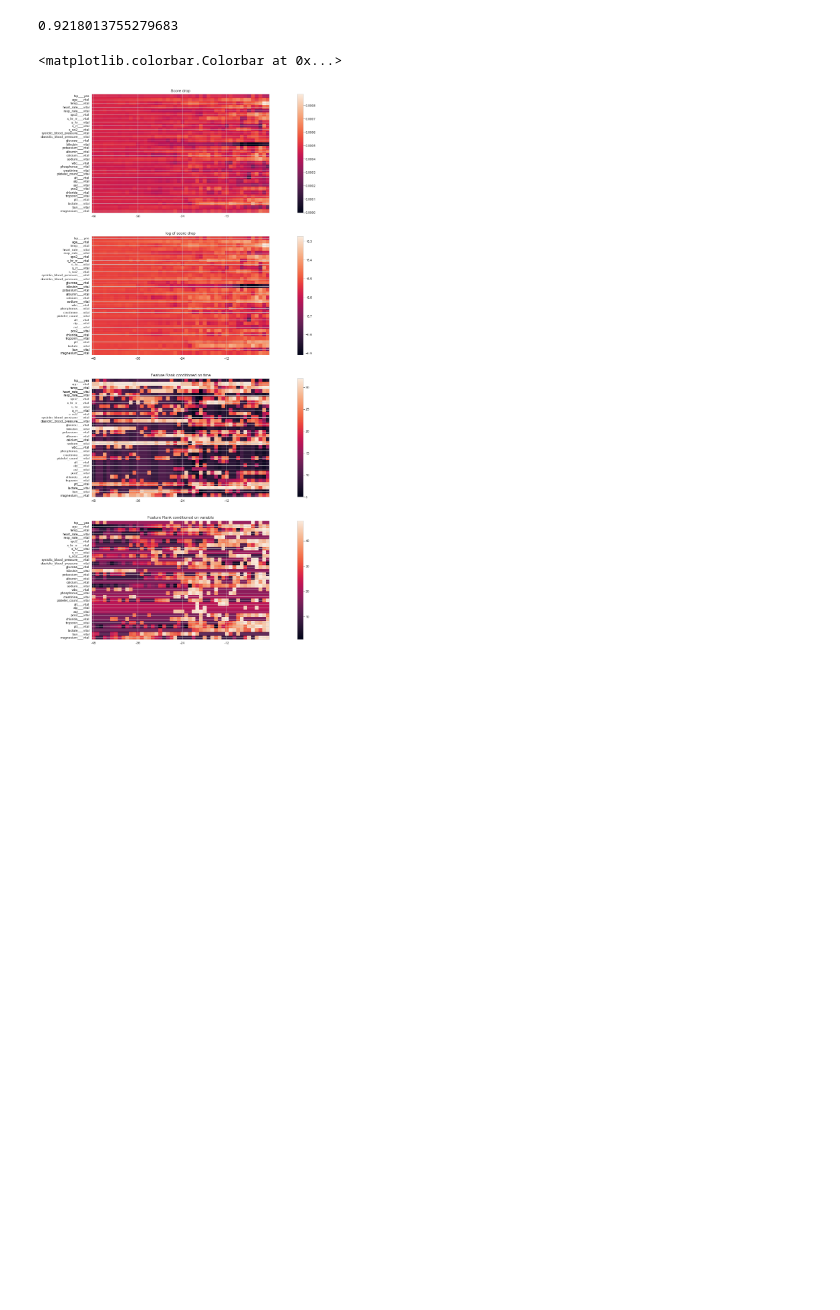
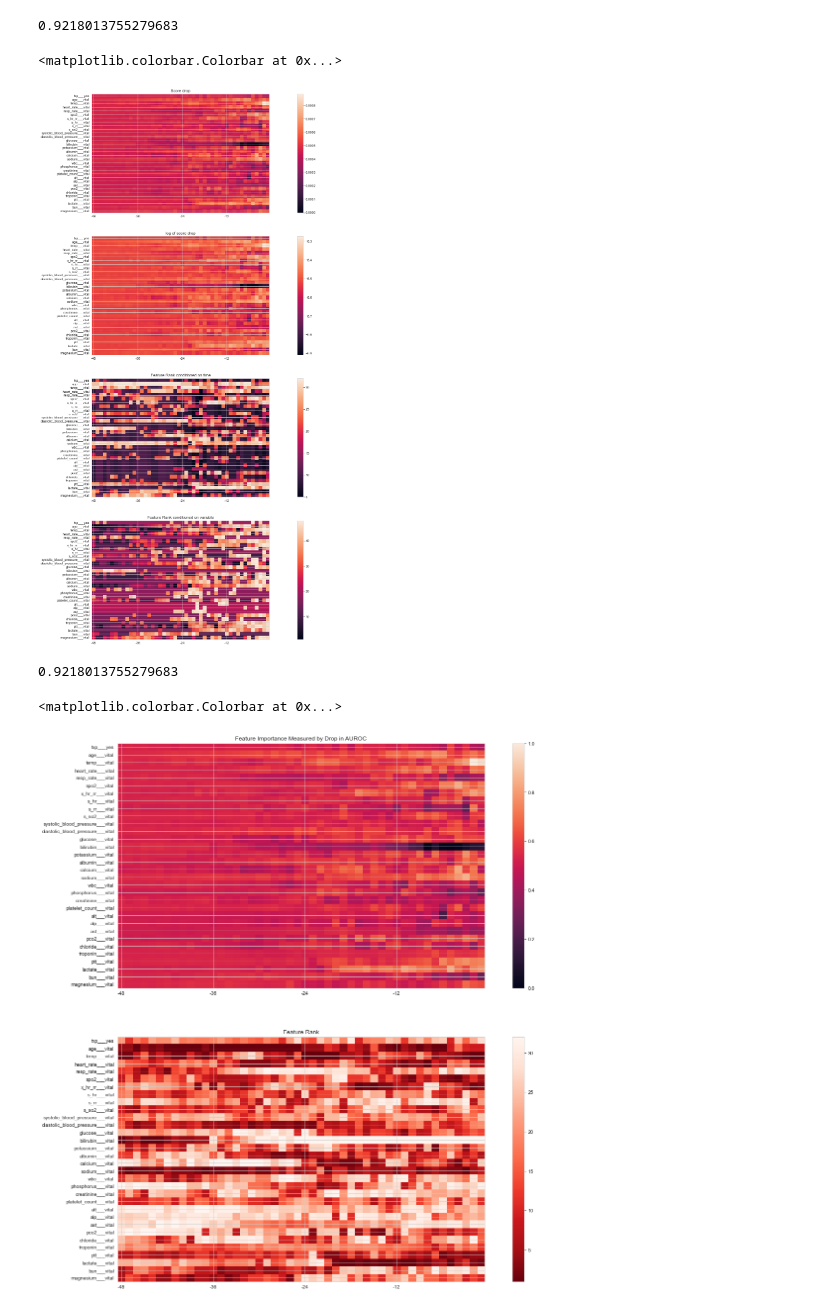
Before and after one commit to JiaxingQiu/FAIRStream, a Jupyter notebook: FAIRStream/tutorial_case6.ipynb, the cells around one changed output. Cells and saved outputs as stored; diff of their text form; code cells hidden in the pictures; blank space fills up the shorter version.

```diff
--- a/FAIRStream/tutorial_case6.ipynb
+++ b/FAIRStream/tutorial_case6.ipynb
@@ -645,6 +646,7 @@ for i in range(3,X_whole_org.shape[1]): # time
         print("---------")
 np.save("./score_permuate_lstm_norm_ma.npy",score_arr)
 # %%
+base_score = 0.9218013755279683
 print(base_score)
 score_arr = np.load("./score_permuate_lstm_norm_ma.npy")
 score_delta = base_score - score_arr
@@ -694,3 +696,45 @@ fig.colorbar(im, ax=ax[3])
 0.9218013755279683
 <matplotlib.colorbar.Colorbar at 0x...>
 [figure]
+# %%
+input_vars = ['txp___yes', 'age___vital', 'temp___vital', 'heart_rate___vital', 'resp_rate___vital', 'spo2___vital', 'x_hr_rr___vital', 's_hr___vital', 's_rr___vital', 's_so2___vital', 'systolic_blood_pressure___vital', 'diastolic_blood_pressure___vital', 'glucose___vital', 'bilirubin___vital', 'potassium___vital', 'albumin___vital', 'calcium___vital', 'sodium___vital', 'wbc___vital', 'phosphorus___vital', 'creatinine___vital', 'platelet_count___vital', 'alt___vital', 'alp___vital', 'ast___vital', 'pco2___vital', 'chloride___vital', 'troponin___vital', 'ptt___vital', 'lactate___vital', 'bun___vital', 'magnesium___vital']
+output_var = ['y___pos']
+
+base_score = 0.9218013755279683
+print(base_score)
+score_arr = np.load("./score_permuate_lstm_norm_ma.npy")
+score_delta = base_score - score_arr
+score_delta_T = score_delta[range(48),:].T
+score_delta_T = (score_delta_T - np.min(score_delta_T))/(np.max(score_delta_T)-np.min(score_delta_T))
+
+fig, axes = plt.subplots(2,1, figsize=(20,20))
+ax = axes.flatten()
+im=ax[0].imshow(score_delta_T)
+ax[0].set_title("Feature Importance Measured by Drop in AUROC")
+ax[0].tick_params(axis='y', labelrotation=0)
+ax[0].set_yticks(range(len(input_vars)))
+ax[0].set_yticklabels(input_vars);
+ax[0].set_xticks(range(0,48,12))
+ax[0].set_xticklabels(range(-48,0,12));
+fig.colorbar(im, ax=ax[0])
+
+
+
+
+color_map = plt.cm.get_cmap('Reds')
+reversed_color_map = color_map.reversed()
+score_delta_T_rank = scipy.stats.rankdata(score_delta_T, axis=0)
+score_delta_T_rank = -(score_delta_T_rank-33)
+
+im=ax[1].imshow(score_delta_T_rank, cmap=reversed_color_map)
+ax[1].set_title("Feature Rank")
+ax[1].tick_params(axis='y', labelrotation=0)
+ax[1].set_yticks(range(len(input_vars)))
+ax[1].set_yticklabels(input_vars);
+ax[1].set_xticks(range(0,48,12))
+ax[1].set_xticklabels(range(-48,0,12));
+fig.colorbar(im, ax=ax[1])
+# %% [output]
+0.9218013755279683
+<matplotlib.colorbar.Colorbar at 0x...>
+[figure, added]
```
Also changed, not shown: parts of 30 cells of this notebook, 1 other file.
